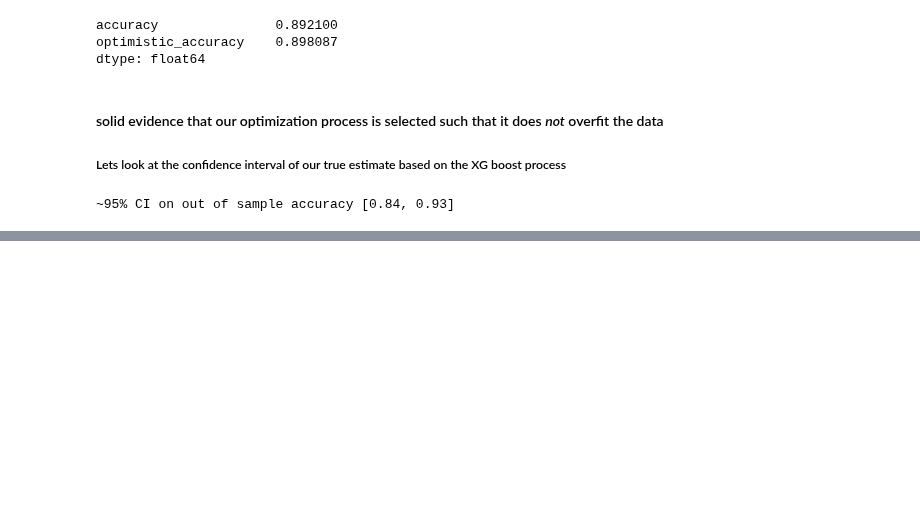
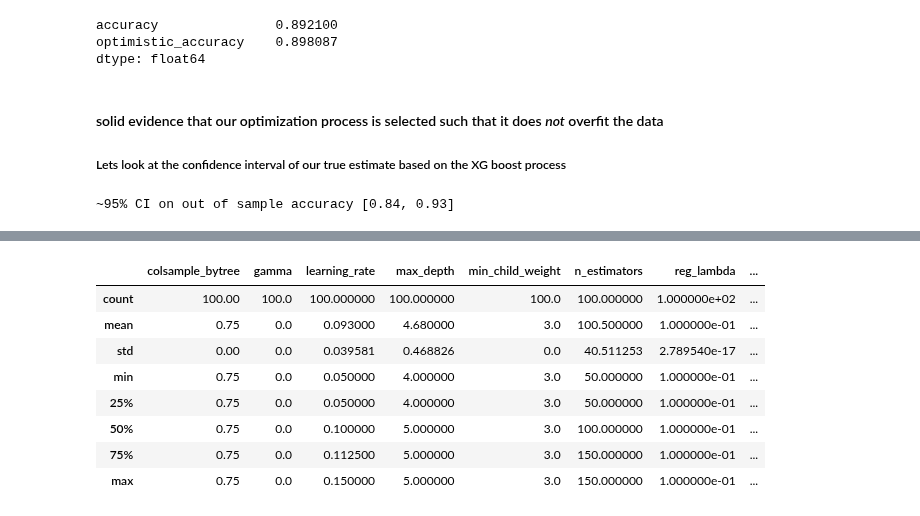
Before and after one commit to vaughankraska/BIKES_SML, a Jupyter notebook: notebooks/xg_boost.ipynb, the cells around one changed output, grey strips where cells are left out. Saved outputs shown, nothing was run; the diff lists cells and outputs as text; code cells hidden in the pictures; blank space fills up the shorter version.

```diff
--- a/notebooks/xg_boost.ipynb
+++ b/notebooks/xg_boost.ipynb
@@ -107,3 +126,17 @@ print(f'~95% CI on out of sample accuracy [{quantile_5}, {quantile_95}]')
+# %%
+#ex of bagging hyper params
+hyper_params_df = pd.DataFrame(bs_results['best_params'].tolist())
+hyper_params_df.describe()
+# %% [output]
+|  | colsample_bytree | gamma | learning_rate | max_depth | min_child_weight | n_estimators | reg_lambda | ... |
+| count | 100.00 | 100.0 | 100.000000 | 100.000000 | 100.0 | 100.000000 | 1.000000e+02 | ... |
+| mean | 0.75 | 0.0 | 0.093000 | 4.680000 | 3.0 | 100.500000 | 1.000000e-01 | ... |
+| std | 0.00 | 0.0 | 0.039581 | 0.468826 | 0.0 | 40.511253 | 2.789540e-17 | ... |
+| min | 0.75 | 0.0 | 0.050000 | 4.000000 | 3.0 | 50.000000 | 1.000000e-01 | ... |
+| 25% | 0.75 | 0.0 | 0.050000 | 4.000000 | 3.0 | 50.000000 | 1.000000e-01 | ... |
+| 50% | 0.75 | 0.0 | 0.100000 | 5.000000 | 3.0 | 100.000000 | 1.000000e-01 | ... |
+| 75% | 0.75 | 0.0 | 0.112500 | 5.000000 | 3.0 | 150.000000 | 1.000000e-01 | ... |
+| max | 0.75 | 0.0 | 0.150000 | 5.000000 | 3.0 | 150.000000 | 1.000000e-01 | ... |
 # %%
 # bs_results.to_pickle('../xg_boost_optimal_results.pkl')
 # %%
```
Also changed, not shown: parts of 5 cells of this notebook, 1 other file.
